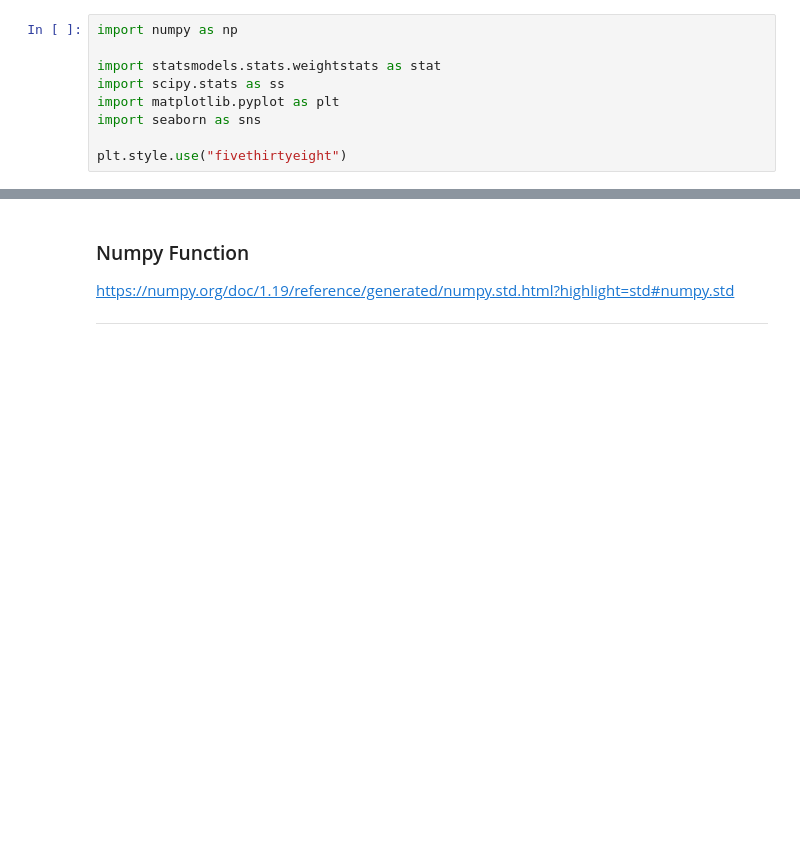
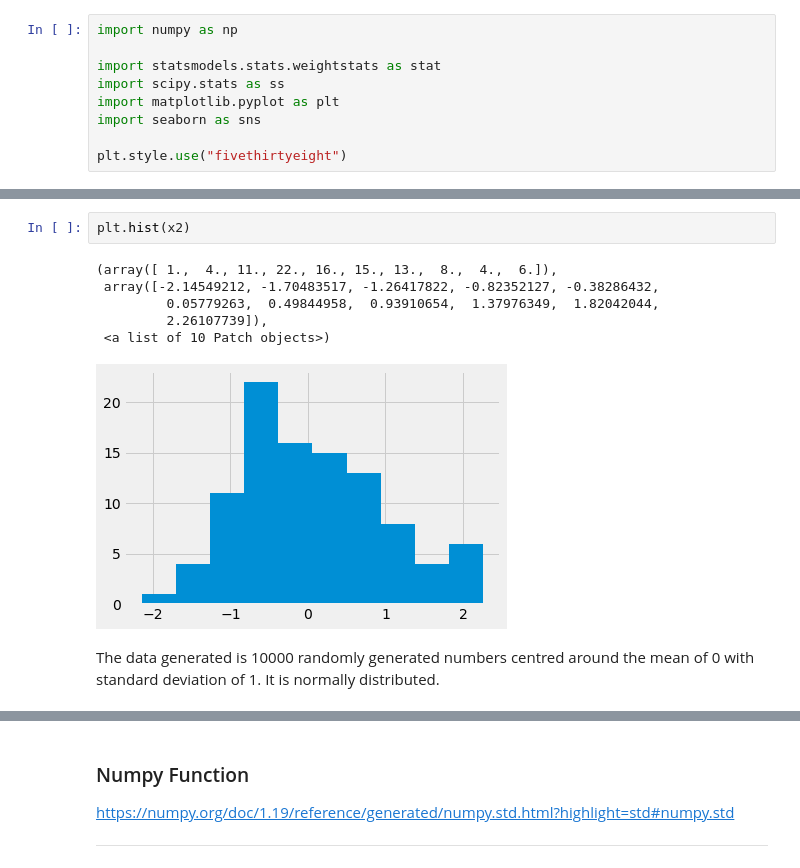
Before and after one commit to eoinlees/MLandS-assesment-2020, a Jupyter notebook: MLandS-assessment-2020.ipynb, the cells around one changed output, grey strips where cells are left out. Saved outputs shown, nothing was run; the diff lists cells and outputs as text; blank space fills up the shorter version.

```diff
--- a/MLandS-assessment-2020.ipynb
+++ b/MLandS-assessment-2020.ipynb
@@ -478,0 +514,11 @@ Explination Needed for both and reasons for one over the other
+# %%
+plt.hist(x2)
+# %% [output]
+(array([ 1.,  4., 11., 22., 16., 15., 13.,  8.,  4.,  6.]),
+ array([-2.14549212, -1.70483517, -1.26417822, -0.82352127, -0.38286432,
+         0.05779263,  0.49844958,  0.93910654,  1.37976349,  1.82042044,
+         2.26107739]),
+ <a list of 10 Patch objects>)
+[figure, added]
+# %% [markdown]
+The data generated is 10000 randomly generated numbers centred around the mean of 0 with  standard deviation of 1. It is normally distributed.
```
Also changed, not shown: parts of 24 cells of this notebook.
